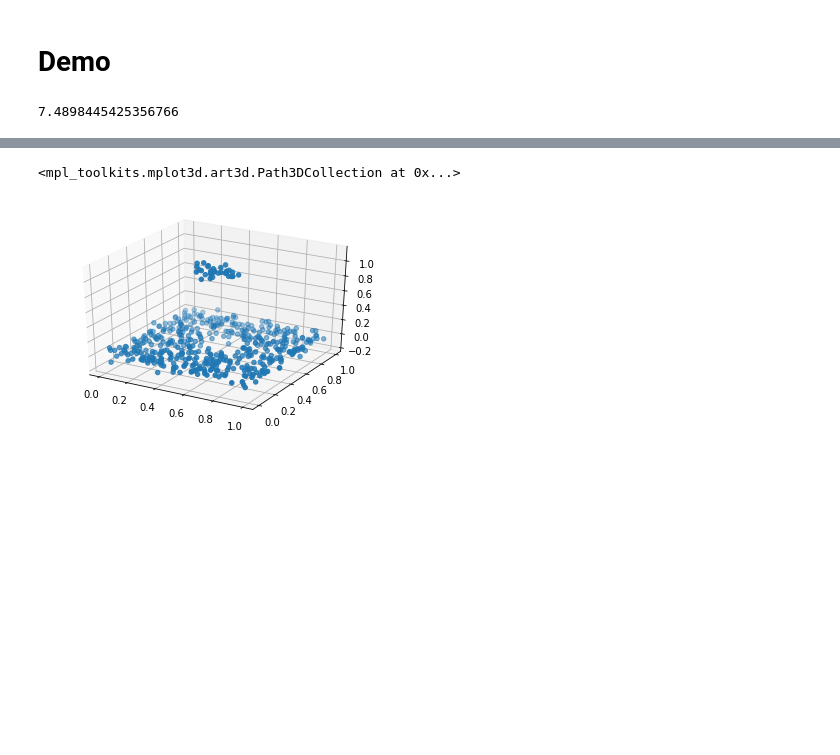
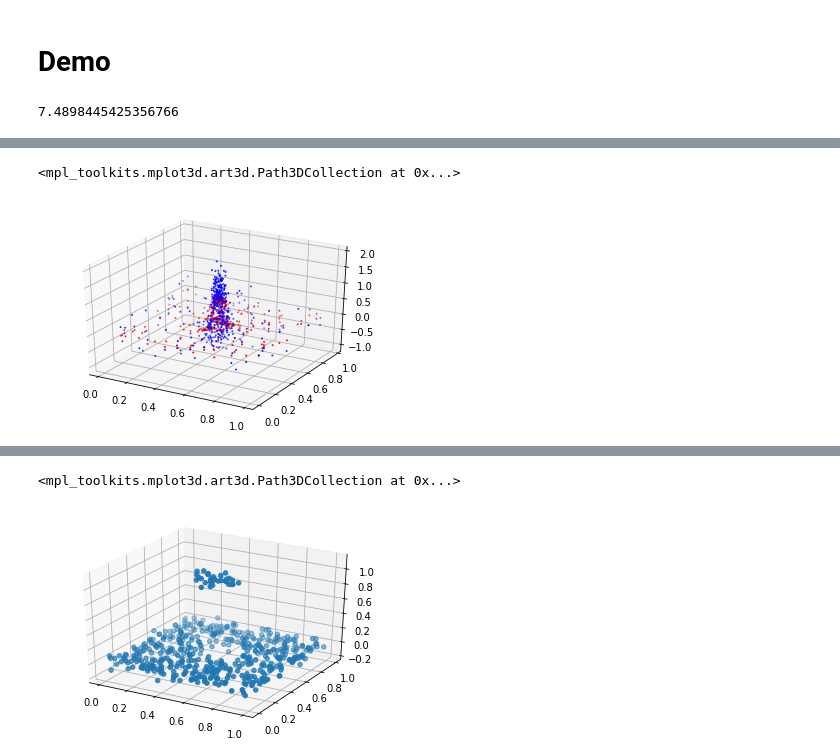
Before and after one commit to mshaocong/npreg, a Jupyter notebook: K-NN-FL/example.ipynb, the cells around one changed output, grey strips where cells are left out. Drawn from its saved outputs; the diff is of its cells as text; code cells hidden in the pictures; blank space fills up the shorter version.

```diff
--- a/K-NN-FL/example.ipynb
+++ b/K-NN-FL/example.ipynb
@@ -21,0 +124,25 @@ model.predict(x)
+# %%
+num_obs = 500
+sd = np.sqrt(0.5)/2
+
+X = get_rand_num(num_obs)
+s = np.random.normal(0, sd , num_obs)
+y = f(X) + s
+
+#Fitting our model
+model = FusedLasso()
+model.fit(X,y, alpha=0.4)
+# %%
+#Plot them together
+fig = plt.figure()
+ax = fig.add_subplot(111, projection='3d')
+
+xs = X[:,0]
+ys = X[:,1]
+zs = model.theta
+
+ax.scatter(xs, ys, y,c='blue',s=1)
+ax.scatter(xs, ys, zs,c='red',s=1)
+# %% [output]
+<mpl_toolkits.mplot3d.art3d.Path3DCollection at 0x...>
+[figure, added]
```
Also changed, not shown: parts of 9 cells of this notebook, 2 other files.
